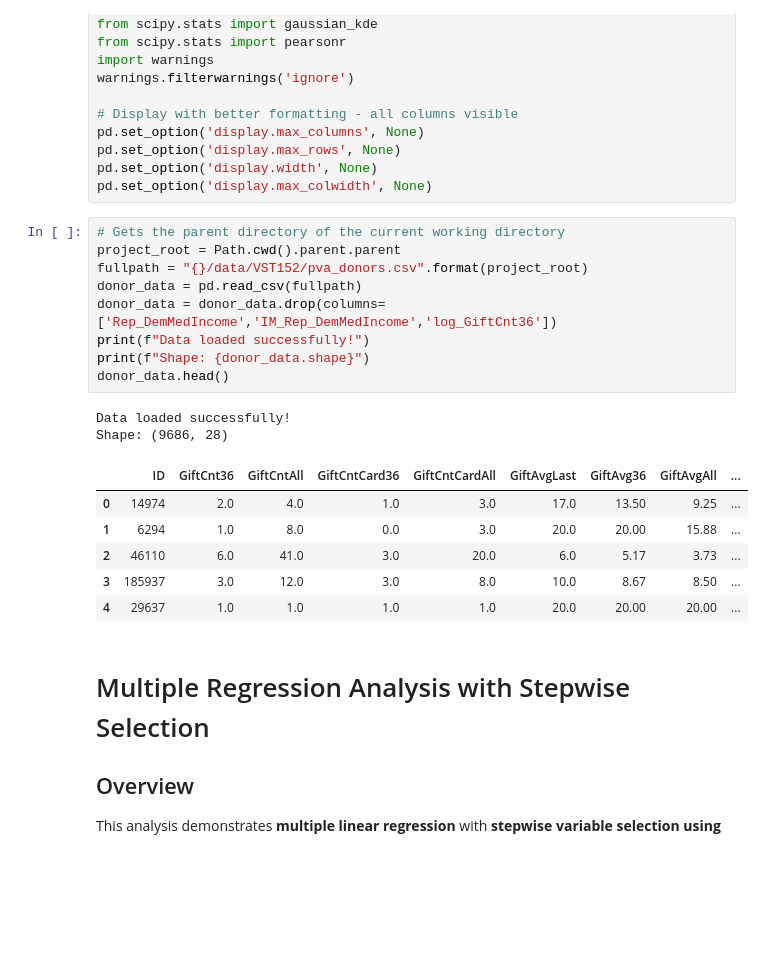
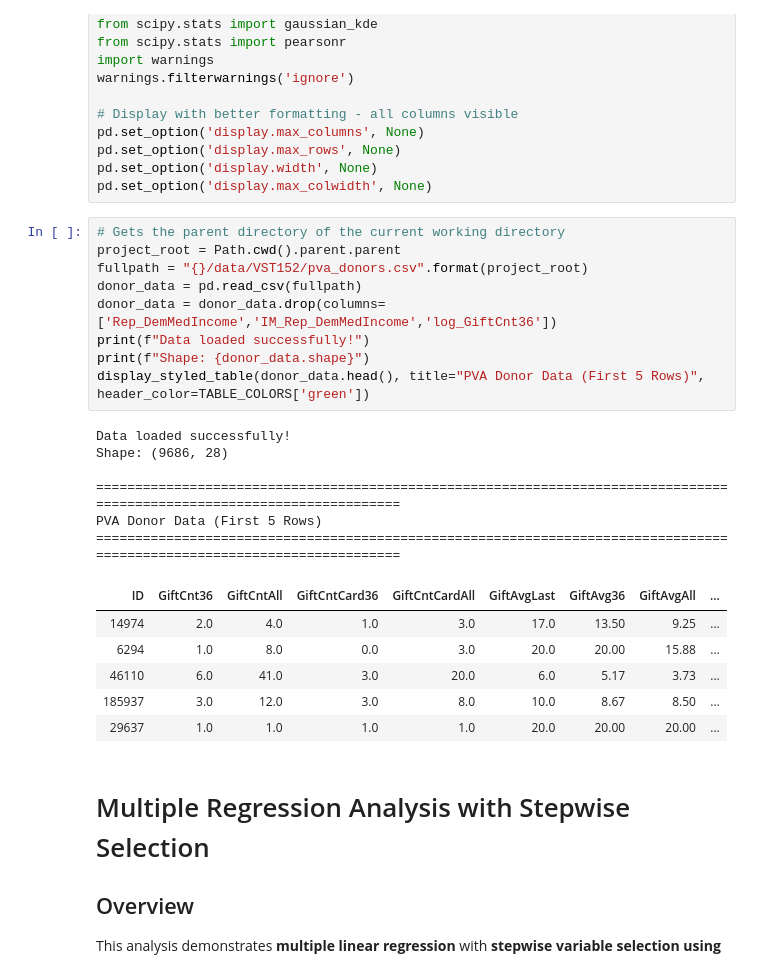
Before and after one commit to kumargaurav-bu-edu/datascience-practice, a Jupyter notebook: sas_hackthon/stats_ml/06_multiple_regression.ipynb, the cells around one changed output. Cells and saved outputs as stored; diff of their text form; blank space fills up the shorter version.

```diff
--- a/sas_hackthon/stats_ml/06_multiple_regression.ipynb
+++ b/sas_hackthon/stats_ml/06_multiple_regression.ipynb
@@ -203,21 +47,25 @@ pd.set_option('display.max_colwidth', None)
 # %%
 # Gets the parent directory of the current working directory
 project_root = Path.cwd().parent.parent
 fullpath = "{}/data/VST152/pva_donors.csv".format(project_root)
 donor_data = pd.read_csv(fullpath)
 donor_data = donor_data.drop(columns=['Rep_DemMedIncome','IM_Rep_DemMedIncome','log_GiftCnt36'])
 print(f"Data loaded successfully!")
 print(f"Shape: {donor_data.shape}")
-donor_data.head()
+display_styled_table(donor_data.head(), title="PVA Donor Data (First 5 Rows)", header_color=TABLE_COLORS['green'])
 # %% [output]
 Data loaded successfully!
 Shape: (9686, 28)
+
+========================================================================================================================
+PVA Donor Data (First 5 Rows)
+========================================================================================================================
-|  | ID | GiftCnt36 | GiftCntAll | GiftCntCard36 | GiftCntCardAll | GiftAvgLast | GiftAvg36 | GiftAvgAll | ... |
-| 0 | 14974 | 2.0 | 4.0 | 1.0 | 3.0 | 17.0 | 13.50 | 9.25 | ... |
-| 1 | 6294 | 1.0 | 8.0 | 0.0 | 3.0 | 20.0 | 20.00 | 15.88 | ... |
-| 2 | 46110 | 6.0 | 41.0 | 3.0 | 20.0 | 6.0 | 5.17 | 3.73 | ... |
-| 3 | 185937 | 3.0 | 12.0 | 3.0 | 8.0 | 10.0 | 8.67 | 8.50 | ... |
-| 4 | 29637 | 1.0 | 1.0 | 1.0 | 1.0 | 20.0 | 20.00 | 20.00 | ... |
+| ID | GiftCnt36 | GiftCntAll | GiftCntCard36 | GiftCntCardAll | GiftAvgLast | GiftAvg36 | GiftAvgAll | ... |
+| 14974 | 2.0 | 4.0 | 1.0 | 3.0 | 17.0 | 13.50 | 9.25 | ... |
+| 6294 | 1.0 | 8.0 | 0.0 | 3.0 | 20.0 | 20.00 | 15.88 | ... |
+| 46110 | 6.0 | 41.0 | 3.0 | 20.0 | 6.0 | 5.17 | 3.73 | ... |
+| 185937 | 3.0 | 12.0 | 3.0 | 8.0 | 10.0 | 8.67 | 8.50 | ... |
+| 29637 | 1.0 | 1.0 | 1.0 | 1.0 | 20.0 | 20.00 | 20.00 | ... |
 # %% [markdown]
 # Multiple Regression Analysis with Stepwise Selection
 
```
Also changed, not shown: parts of 2 cells of this notebook, 5 other files.
